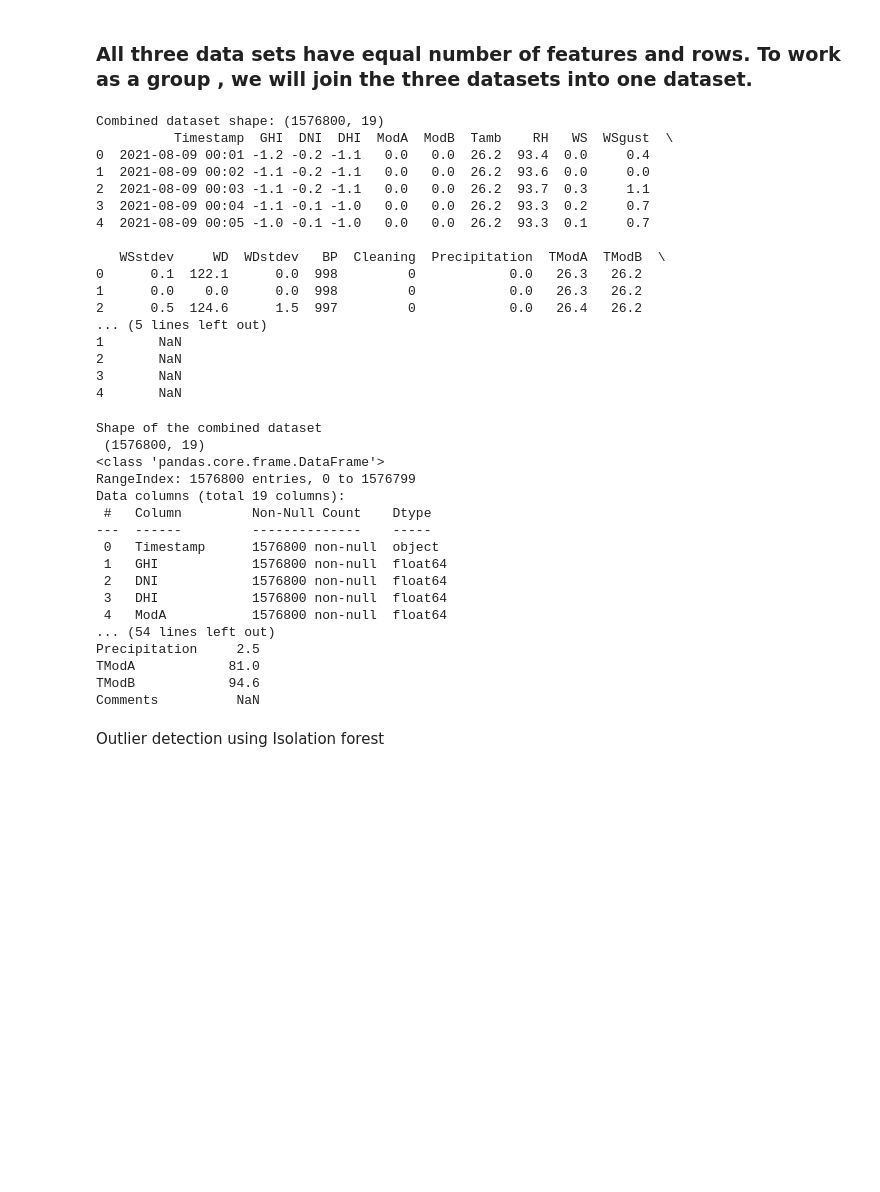
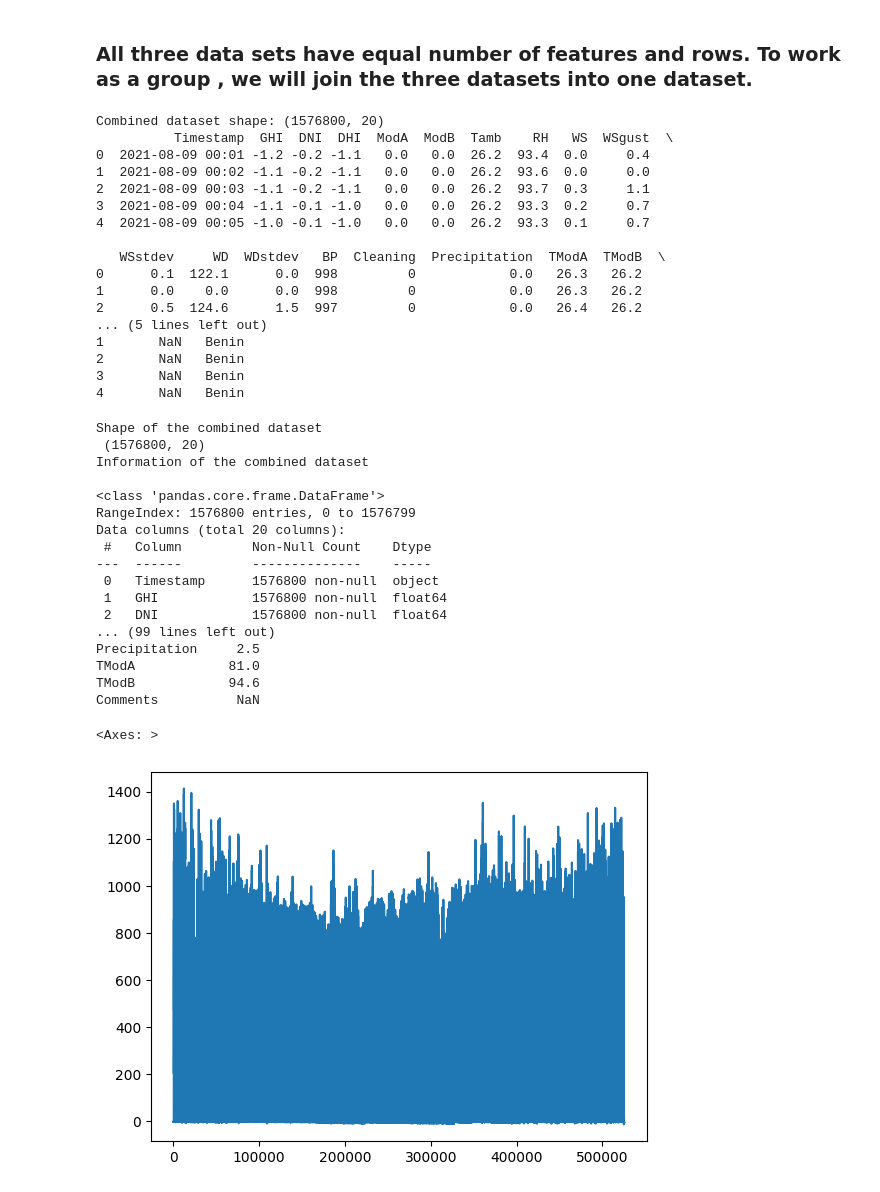
Before and after one commit to Eba-Fekadu/Machine_Learning_Capstone_Project_1, a Jupyter notebook: notebooks/EDA.ipynb, the cells around one changed output. Saved outputs shown, nothing was run; the diff lists cells and outputs as text; code cells hidden in the pictures; blank space fills up the shorter version.

```diff
--- a/notebooks/EDA.ipynb
+++ b/notebooks/EDA.ipynb
@@ -124,6 +139,15 @@ Data columns (total 19 columns):
 50%        28.400000       NaN
 75%        43.000000       NaN
 max        94.600000       NaN
+# %%
+# Add a “country” column to each dataset
+df1['Country'] = 'Benin'
+df2['Country'] = 'Sierra Leone'
+df3['Country'] = 'Togo'
+
+# Allows country-based EDA
+# Helps detect differences between climates
+# Prevents Data Mixing
 # %% [markdown]
 ### All three data sets have equal number of features and rows. To work as a group , we will join the three datasets into one dataset.
 # %%
@@ -132,7 +156,7 @@ df = pd.concat([df1, df2, df3], ignore_index=True)
 print("Combined dataset shape:", df.shape)
 print(df.head())
 # %% [output]
-Combined dataset shape: (1576800, 19)
+Combined dataset shape: (1576800, 20)
           Timestamp  GHI  DNI  DHI  ModA  ModB  Tamb    RH   WS  WSgust  \
 0  2021-08-09 00:01 -1.2 -0.2 -1.1   0.0   0.0  26.2  93.4  0.0     0.4
 1  2021-08-09 00:02 -1.1 -0.2 -1.1   0.0   0.0  26.2  93.6  0.0     0.0
@@ -145,34 +169,47 @@ Combined dataset shape: (1576800, 19)
 1      0.0    0.0      0.0  998         0            0.0   26.3   26.2
 2      0.5  124.6      1.5  997         0            0.0   26.4   26.2
 ... (5 lines left out)
-1       NaN
-2       NaN
-3       NaN
-4       NaN
+1       NaN   Benin
+2       NaN   Benin
+3       NaN   Benin
+4       NaN   Benin
 # %%
 # Shape of the combined dataset
 print("Shape of the combined dataset\n", df.shape)
+
 # Information of the combined dataset
-print("Information of the combined dataset\n", df.info())
-# description of the combined dataset
-print("Description of the combined dataset\n", df.describe().T)
+print("Information of the combined dataset\n")
+df.info()
+
+# Summary statistics
+print("\nSummary Statistics of the combined dataset\n")
+print(df.describe().T)
+
+# Numeric columns only
+numeric_df = df.select_dtypes(include=['float64', 'int64'])
+
+print("\nSummary Statistics of Numeric Columns\n")
+print(numeric_df.describe().T)
 # %% [output]
 Shape of the combined dataset
- (1576800, 19)
+ (1576800, 20)
+Information of the combined dataset
+
 <class 'pandas.core.frame.DataFrame'>
 RangeIndex: 1576800 entries, 0 to 1576799
-Data columns (total 19 columns):
+Data columns (total 20 columns):
  #   Column         Non-Null Count    Dtype
 ---  ------         --------------    -----
  0   Timestamp      1576800 non-null  object
  1   GHI            1576800 non-null  float64
  2   DNI            1576800 non-null  float64
- 3   DHI            1576800 non-null  float64
- 4   ModA           1576800 non-null  float64
-... (54 lines left out)
+... (99 lines left out)
 Precipitation     2.5
 TModA            81.0
 TModB            94.6
 Comments          NaN
-# %% [markdown]
-Outlier detection using Isolation forest
+# %%
+df[df['Country'] == 'Benin']['GHI'].plot()
+# %% [output]
+<Axes: >
+[figure, added]
```
Also changed, not shown: parts of 27 cells of this notebook.
